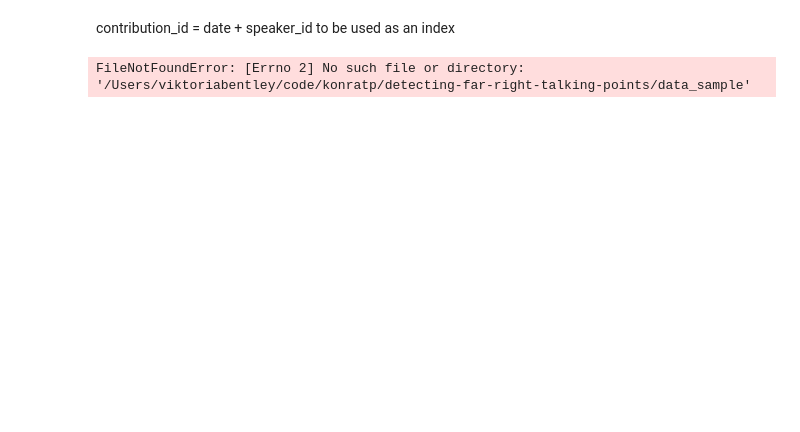
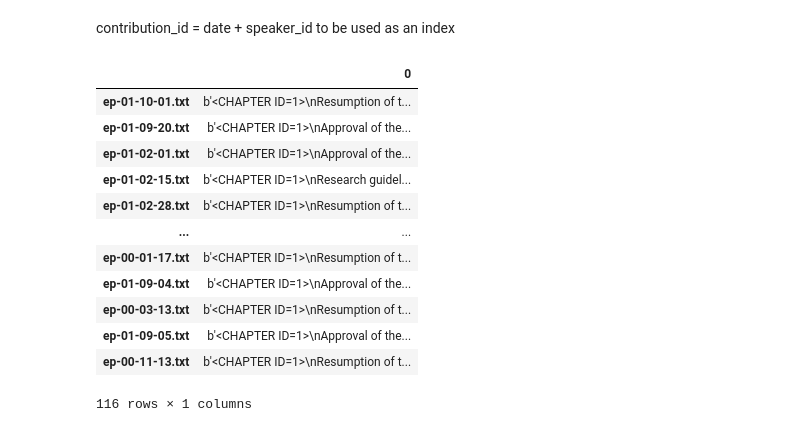
Before and after one commit to konratp/detecting-far-right-talking-points, a Jupyter notebook: TheCattitude-building_a_dataframe.ipynb, the cells around one changed output. Drawn from its saved outputs; the diff is of its cells as text; code cells hidden in the pictures; blank space fills up the shorter version.

Commit message:
copied konrats cells

```diff
--- a/TheCattitude-building_a_dataframe.ipynb
+++ b/TheCattitude-building_a_dataframe.ipynb
@@ -30,8 +30,25 @@ contribution_id = date + speaker_id
 to be used as an index
 # %%
 path = f"{os.getcwd()}/data_sample"
-# %%
-
-os.listdir(path)
-# %% [output]
-FileNotFoundError: [Errno 2] No such file or directory: '/Users/viktoriabentley/code/konratp/detecting-far-right-talking-points/data_sample'
+# %%
+corpus = {}
+for i in os.listdir(path):
+    corpus[i] = nltk.data.load(f'{path}/{i}', format='raw')
+# %%
+corpus2 = pd.DataFrame.from_dict([corpus]).T
+# %%
+corpus2
+# %% [output]
+|  | 0 |
+| ep-01-10-01.txt | b'<CHAPTER ID=1>\nResumption of t... |
+| ep-01-09-20.txt | b'<CHAPTER ID=1>\nApproval of the... |
+| ep-01-02-01.txt | b'<CHAPTER ID=1>\nApproval of the... |
+| ep-01-02-15.txt | b'<CHAPTER ID=1>\nResearch guidel... |
+| ep-01-02-28.txt | b'<CHAPTER ID=1>\nResumption of t... |
+| ... | ... |
+| ep-00-01-17.txt | b'<CHAPTER ID=1>\nResumption of t... |
+| ep-01-09-04.txt | b'<CHAPTER ID=1>\nApproval of the... |
+| ep-00-03-13.txt | b'<CHAPTER ID=1>\nResumption of t... |
+| ep-01-09-05.txt | b'<CHAPTER ID=1>\nApproval of the... |
+| ep-00-11-13.txt | b'<CHAPTER ID=1>\nResumption of t... |
+116 rows × 1 columns
```
Also changed, not shown: parts of 14 cells of this notebook, 2 other files.
